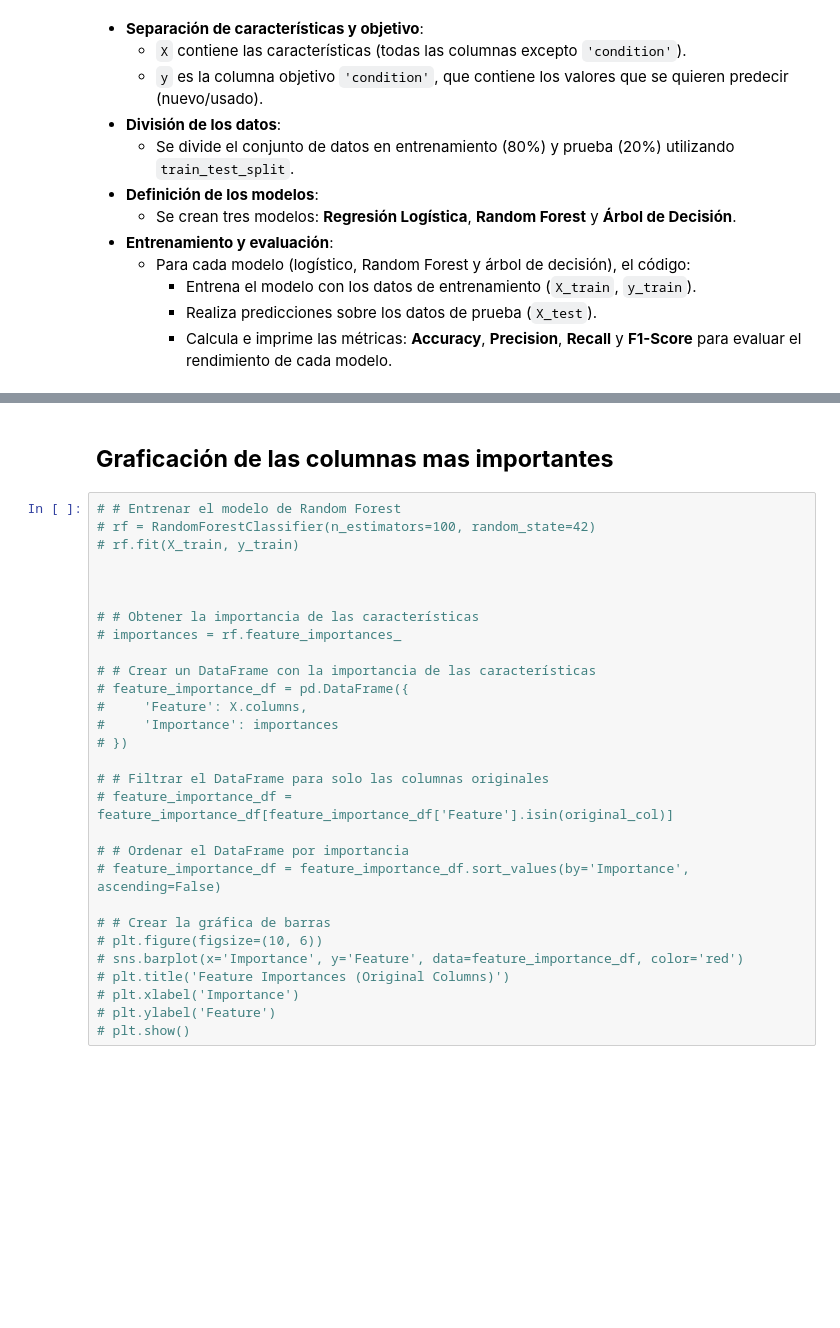
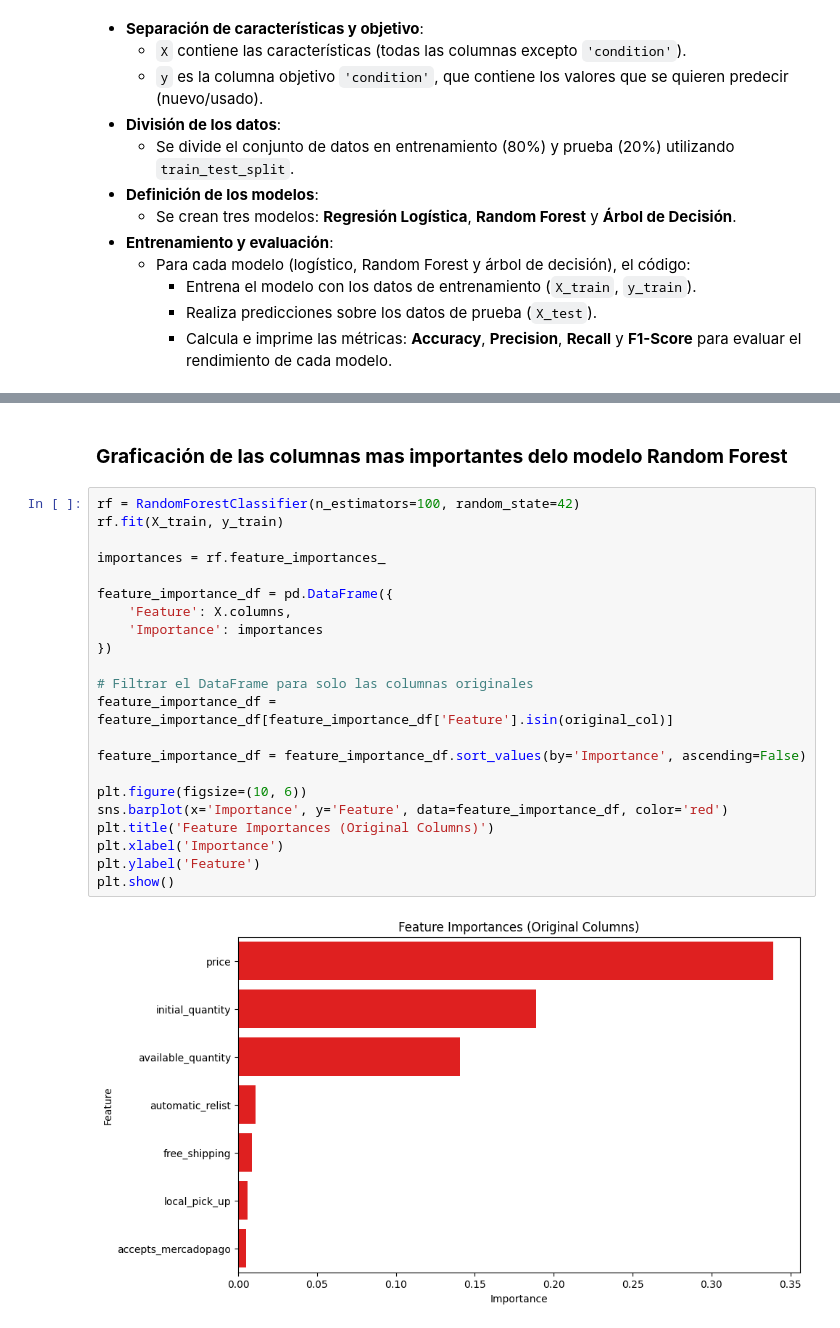
Before and after one commit to jalvergara/model_training, a Jupyter notebook: notebooks/02_model_training.ipynb, the cells around one changed output, grey strips where cells are left out. Saved outputs shown, nothing was run; the diff lists cells and outputs as text; blank space fills up the shorter version.

```diff
--- a/notebooks/02_model_training.ipynb
+++ b/notebooks/02_model_training.ipynb
@@ -134,31 +138,26 @@ Accuracy: 0.8206 | Precision: 0.7787 | Recall: 0.8572 | F1-Score: 0.8160
 # %% [markdown]
-## **Graficación de las columnas mas importantes**
+### **Graficación de las columnas mas importantes delo modelo Random Forest**
 # %%
-# # Entrenar el modelo de Random Forest
-# rf = RandomForestClassifier(n_estimators=100, random_state=42)
-# rf.fit(X_train, y_train)
+rf = RandomForestClassifier(n_estimators=100, random_state=42)
+rf.fit(X_train, y_train)
 
+importances = rf.feature_importances_
 
+feature_importance_df = pd.DataFrame({
+    'Feature': X.columns,
+    'Importance': importances
+})
 
-# # Obtener la importancia de las características
-# importances = rf.feature_importances_
+# Filtrar el DataFrame para solo las columnas originales
+feature_importance_df = feature_importance_df[feature_importance_df['Feature'].isin(original_col)]
 
-# # Crear un DataFrame con la importancia de las características
-# feature_importance_df = pd.DataFrame({
-#     'Feature': X.columns,
-#     'Importance': importances
-# })
+feature_importance_df = feature_importance_df.sort_values(by='Importance', ascending=False)
 
-# # Filtrar el DataFrame para solo las columnas originales
-# feature_importance_df = feature_importance_df[feature_importance_df['Feature'].isin(original_col)]
-
-# # Ordenar el DataFrame por importancia
-# feature_importance_df = feature_importance_df.sort_values(by='Importance', ascending=False)
-
-# # Crear la gráfica de barras
-# plt.figure(figsize=(10, 6))
-# sns.barplot(x='Importance', y='Feature', data=feature_importance_df, color='red')
-# plt.title('Feature Importances (Original Columns)')
-# plt.xlabel('Importance')
-# plt.ylabel('Feature')
-# plt.show()
+plt.figure(figsize=(10, 6))
+sns.barplot(x='Importance', y='Feature', data=feature_importance_df, color='red')
+plt.title('Feature Importances (Original Columns)')
+plt.xlabel('Importance')
+plt.ylabel('Feature')
+plt.show()
+# %% [output]
+[figure, added]
```
Also changed, not shown: parts of 12 cells of this notebook, 1 other file.
